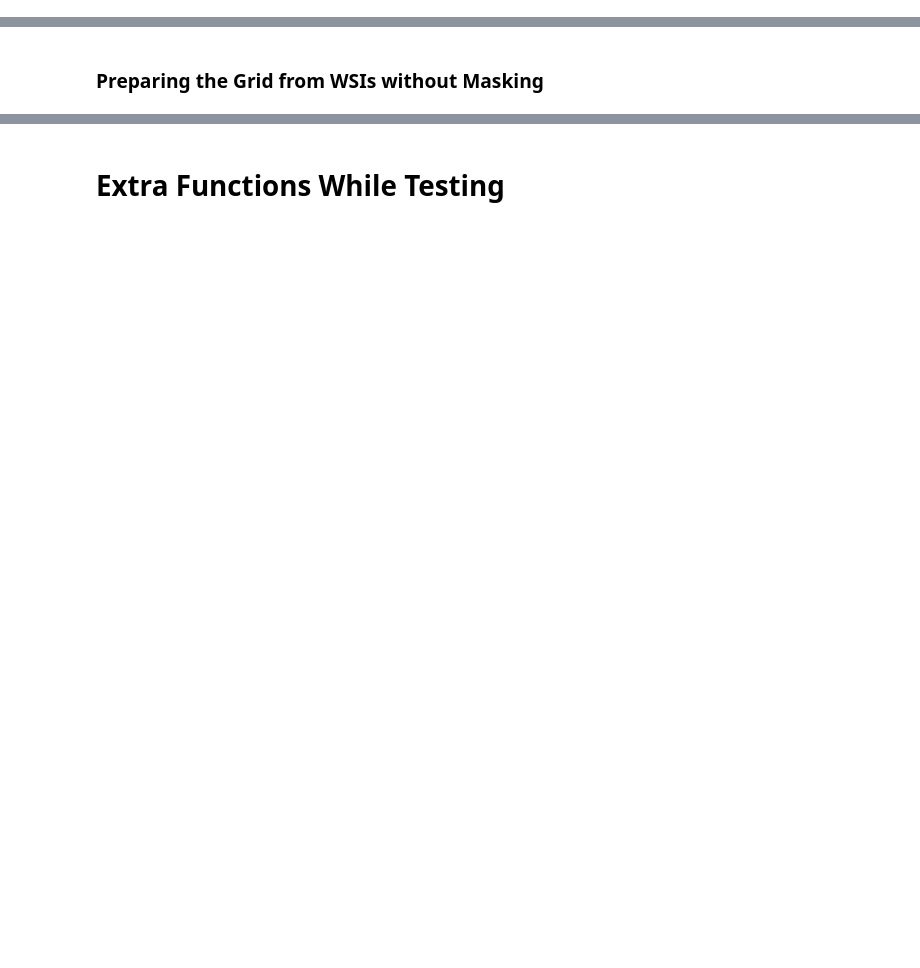
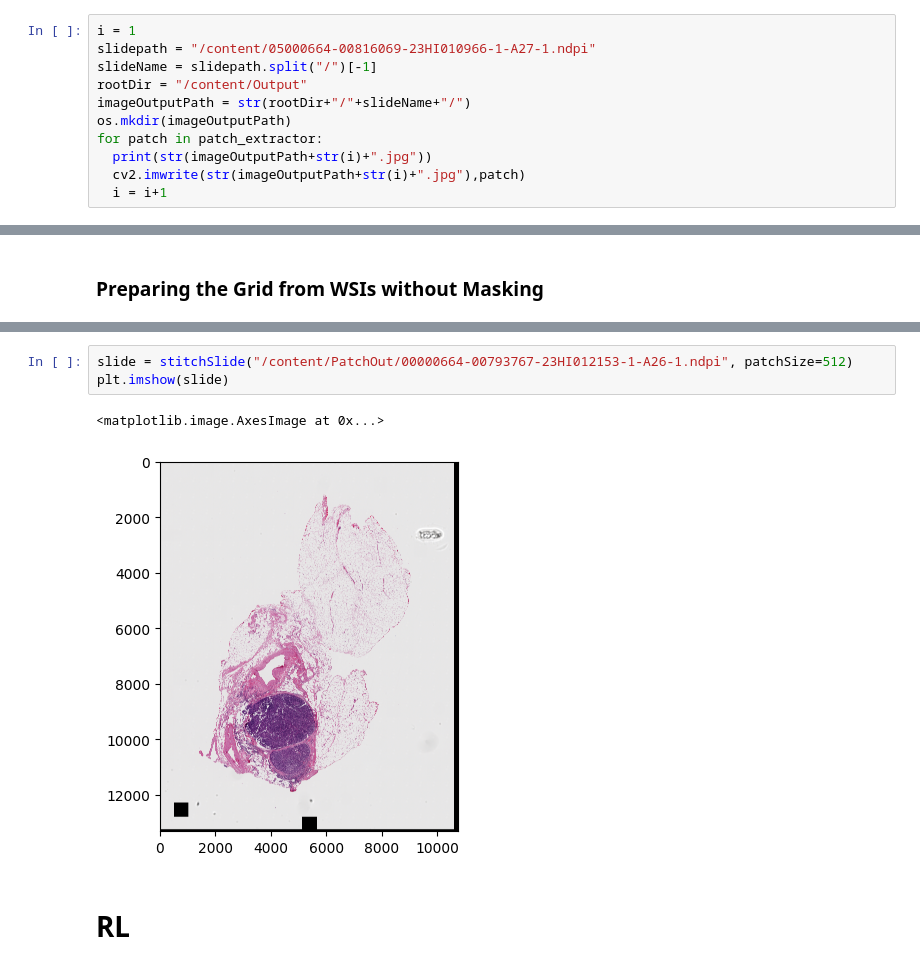
Before and after one commit to TomastpPereira/CPATH-TomasPereira, a Jupyter notebook: CoPath_Developing_RL_Agents.ipynb, the cells around one changed output, grey strips where cells are left out. Saved outputs shown, nothing was run; the diff lists cells and outputs as text; blank space fills up the shorter version.

```diff
--- a/CoPath_Developing_RL_Agents.ipynb
+++ b/CoPath_Developing_RL_Agents.ipynb
@@ -36,0 +69,11 @@ import openslide
+# %%
+i = 1
+slidepath = "/content/05000664-00816069-23HI010966-1-A27-1.ndpi"
+slideName = slidepath.split("/")[-1]
+rootDir = "/content/Output"
+imageOutputPath = str(rootDir+"/"+slideName+"/")
+os.mkdir(imageOutputPath)
+for patch in patch_extractor:
+  print(str(imageOutputPath+str(i)+".jpg"))
+  cv2.imwrite(str(imageOutputPath+str(i)+".jpg"),patch)
+  i = i+1
@@ -143,2 +235,8 @@ KeyboardInterrupt:
-# %% [markdown]
-# Extra Functions While Testing
+# %%
+slide = stitchSlide("/content/PatchOut/00000664-00793767-23HI012153-1-A26-1.ndpi", patchSize=512)
+plt.imshow(slide)
+# %% [output]
+<matplotlib.image.AxesImage at 0x...>
+[figure, added]
+# %% [markdown]
+# RL
```
Also changed, not shown: parts of 36 cells of this notebook.
